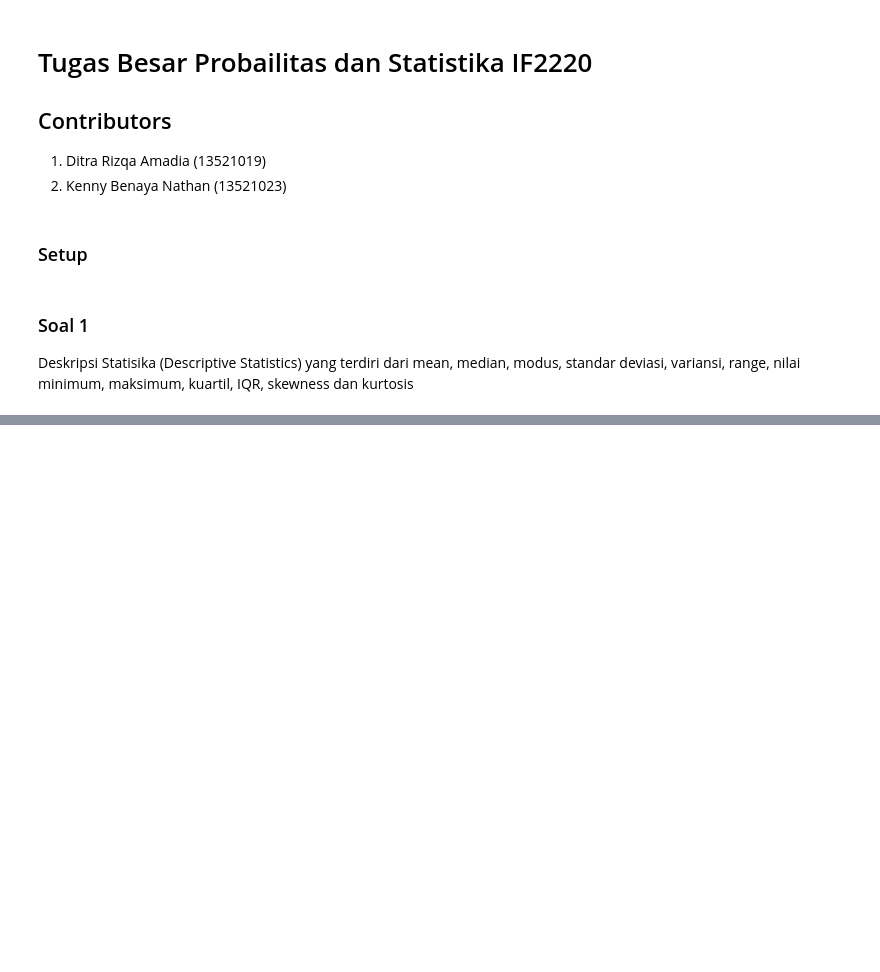
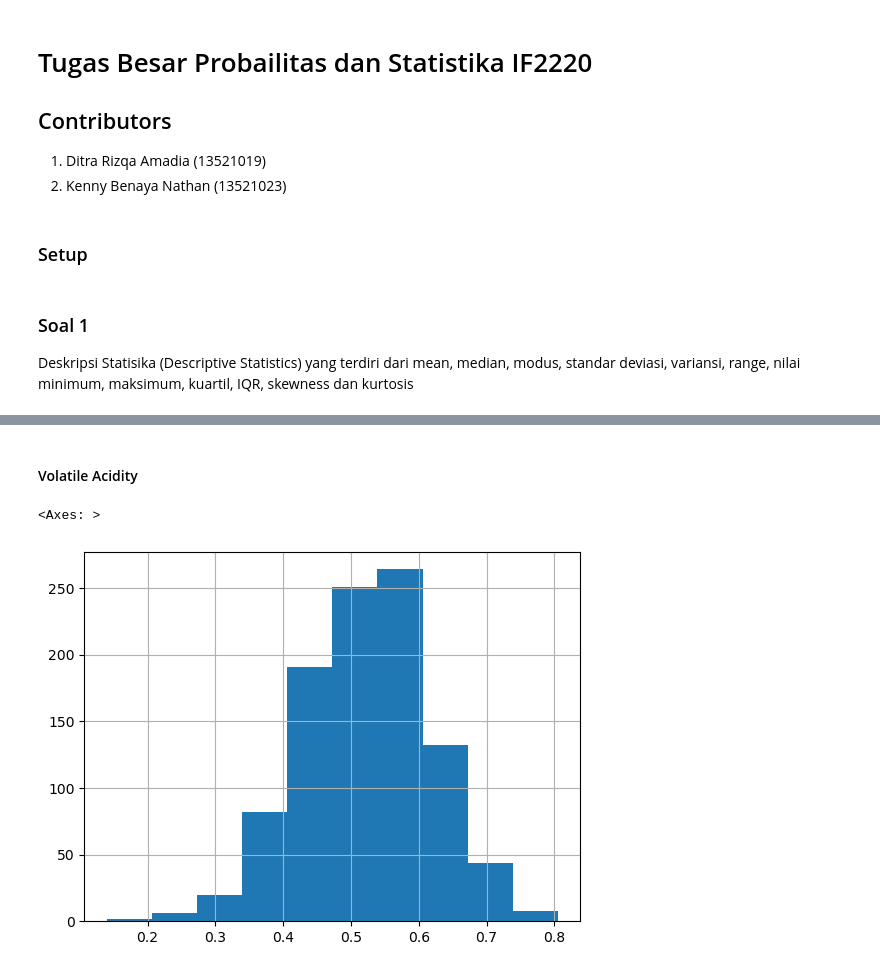
Before and after one commit to ditramadia/wine-data-analysis, a Jupyter notebook: wineAnalysis.ipynb, the cells around one changed output, grey strips where cells are left out. Drawn from its saved outputs; the diff is of its cells as text; code cells hidden in the pictures; blank space fills up the shorter version.

```diff
--- a/wineAnalysis.ipynb
+++ b/wineAnalysis.ipynb
@@ -70,0 +89,7 @@ descDataFrame
+# %% [markdown]
+#### Volatile Acidity
+# %%
+data['volatile acidity'].hist()
+# %% [output]
+<Axes: >
+[figure, added]
```
Also changed, not shown: parts of 36 cells of this notebook.
